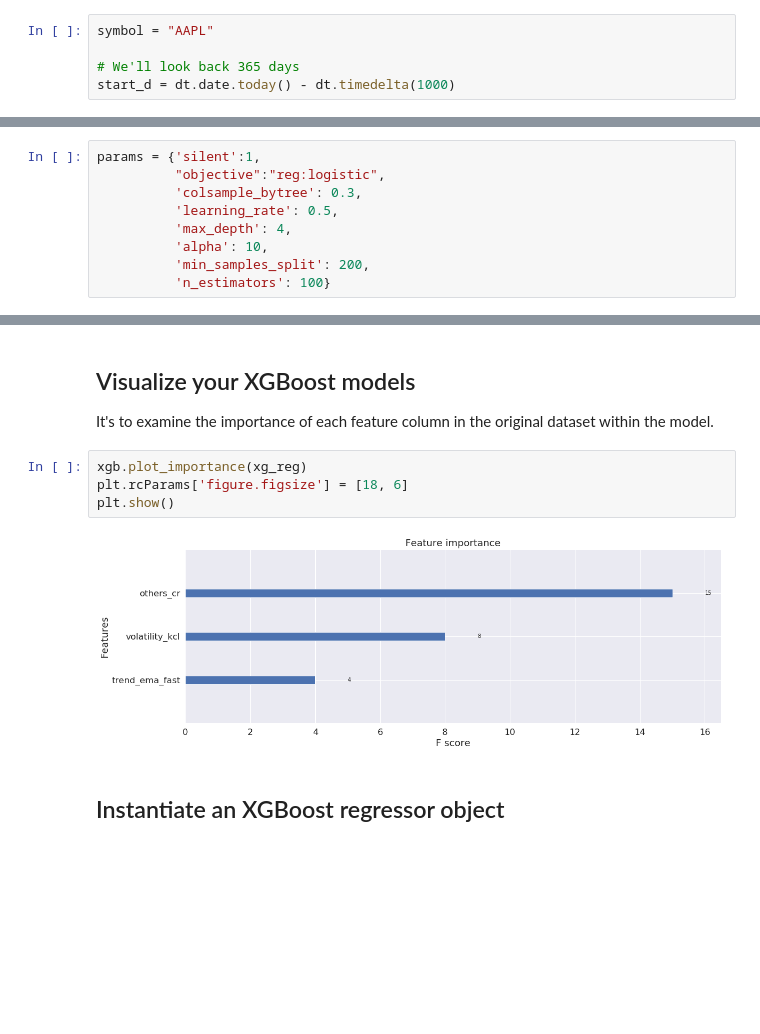
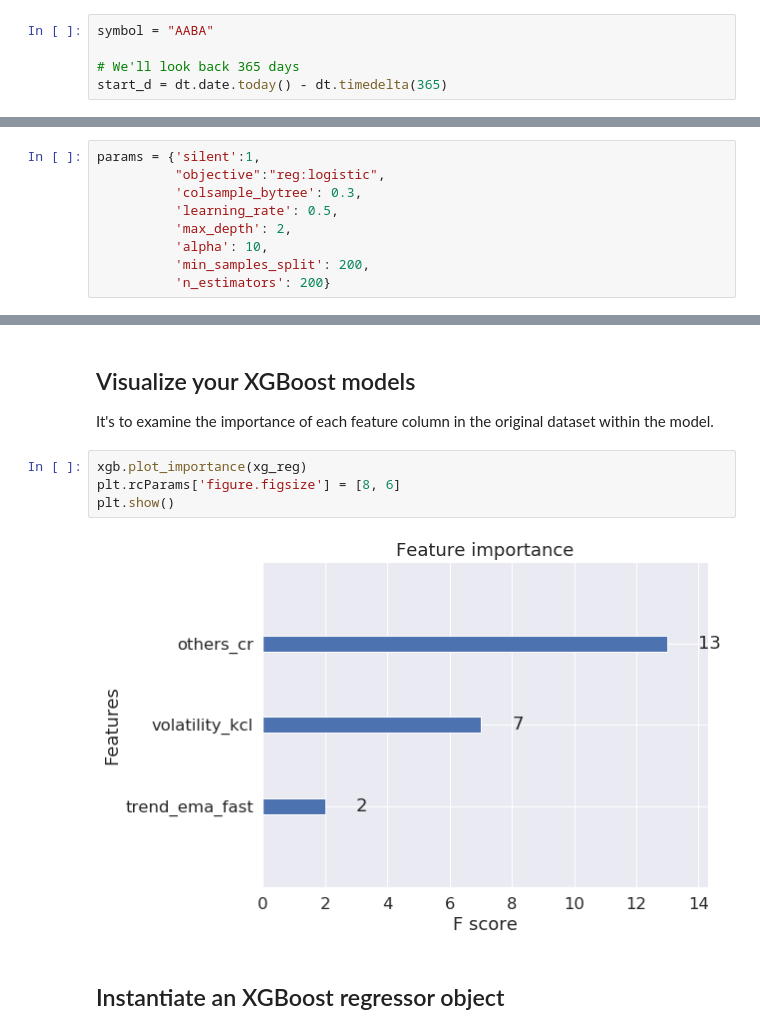
Before and after one commit to kairosart/factors, a Jupyter notebook: XGBoost.ipynb, the cells around one changed output, grey strips where cells are left out. Cells and saved outputs as stored; diff of their text form; blank space fills up the shorter version.

```diff
--- a/XGBoost.ipynb
+++ b/XGBoost.ipynb
@@ -34,10 +34,10 @@ sns.set(font_scale = 1.5)
 # %% [markdown]
 ## Initial variables
 # %%
-symbol = "AAPL"
+symbol = "AABA"
 
 # We'll look back 365 days
-start_d = dt.date.today() - dt.timedelta(1000)
+start_d = dt.date.today() - dt.timedelta(365)
 # %% [markdown]
 # Compute indicators from TA library
 # %% [markdown]
@@ -138,10 +170,10 @@ params = {'silent':1,
           "objective":"reg:logistic",
           'colsample_bytree': 0.3,
           'learning_rate': 0.5,
-          'max_depth': 4,
+          'max_depth': 2,
           'alpha': 10,
           'min_samples_split': 200,
-          'n_estimators': 100}
+          'n_estimators': 200}
 # %% [markdown]
 We will use these parameters to build a x-fold cross validation model by invoking XGBoost's cv() method and store the results in a cv_results DataFrame. Note that here you are using the Dmatrix object you created before.
 # %%
@@ -203,10 +235,10 @@ plt.show()
 It's to examine the importance of each feature column in the original dataset within the model.
 # %%
 xgb.plot_importance(xg_reg)
-plt.rcParams['figure.figsize'] = [18, 6]
+plt.rcParams['figure.figsize'] = [8, 6]
 plt.show()
 # %% [output]
-[figure, old version]
+[figure, new version]
 # %% [markdown]
 ## Instantiate an XGBoost regressor object
 # %% [markdown]
```
Also changed, not shown: parts of 12 cells of this notebook, 2 other files.
